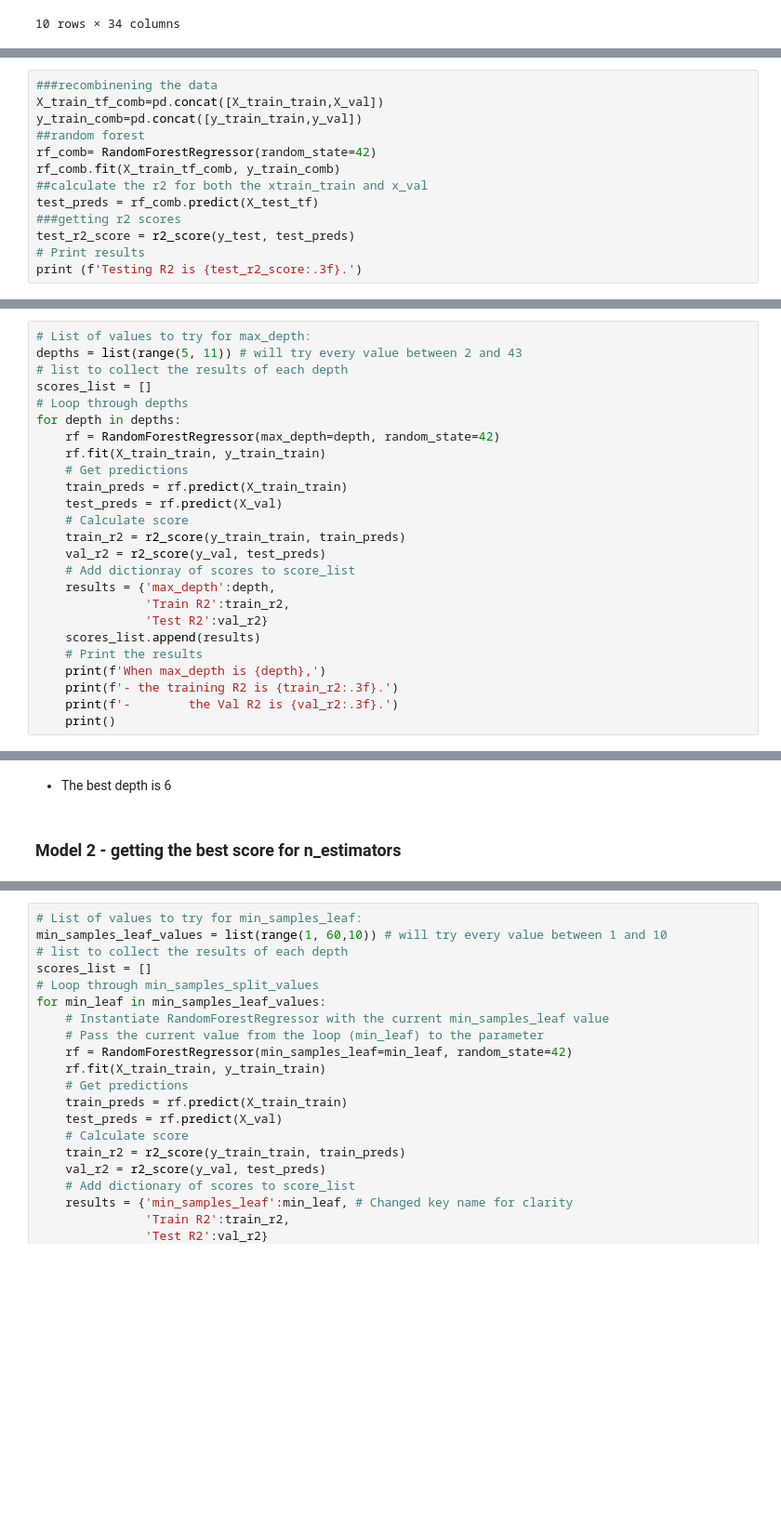
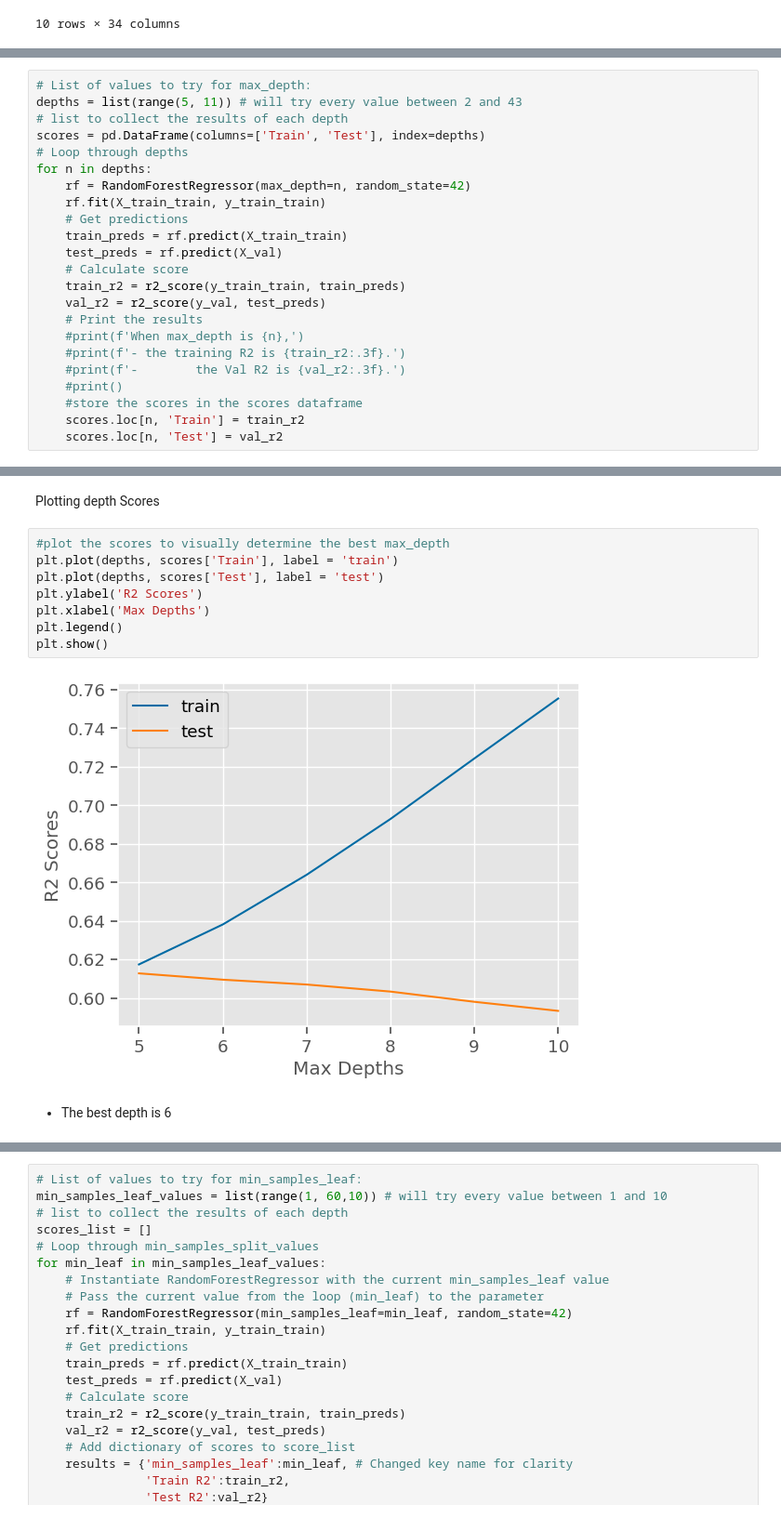
Before and after one commit to Khalil-Salama/Prediction-of-Product-Sales, a Jupyter notebook: Prediction_of_Product_Sales.ipynb, the cells around one changed output, grey strips where cells are left out. Shown at 93% size. Drawn from its saved outputs; the diff is of its cells as text; blank space fills up the shorter version.

```diff
--- a/Prediction_of_Product_Sales.ipynb
+++ b/Prediction_of_Product_Sales.ipynb
@@ -2114,13 +1896,0 @@ Testing R2 is 0.591.
-# %%
-###recombinening the data
-X_train_tf_comb=pd.concat([X_train_train,X_val])
-y_train_comb=pd.concat([y_train_train,y_val])
-##random forest
-rf_comb= RandomForestRegressor(random_state=42)
-rf_comb.fit(X_train_tf_comb, y_train_comb)
-##calculate the r2 for both the xtrain_train and x_val
-test_preds = rf_comb.predict(X_test_tf)
-###getting r2 scores
-test_r2_score = r2_score(y_test, test_preds)
-# Print results
-print (f'Testing R2 is {test_r2_score:.3f}.')
@@ -2132,10 +1900,10 @@ Testing R2 is 0.555.
 # List of values to try for max_depth:
 depths = list(range(5, 11)) # will try every value between 2 and 43
 # list to collect the results of each depth
-scores_list = []
+scores = pd.DataFrame(columns=['Train', 'Test'], index=depths)
 # Loop through depths
-for depth in depths:
-    rf = RandomForestRegressor(max_depth=depth, random_state=42)
+for n in depths:
+    rf = RandomForestRegressor(max_depth=n, random_state=42)
     rf.fit(X_train_train, y_train_train)
     # Get predictions
     train_preds = rf.predict(X_train_train)
@@ -2143,13 +1911,11 @@ for depth in depths:
     # Calculate score
     train_r2 = r2_score(y_train_train, train_preds)
     val_r2 = r2_score(y_val, test_preds)
-    # Add dictionray of scores to score_list
-    results = {'max_depth':depth,
-               'Train R2':train_r2,
-               'Test R2':val_r2}
-    scores_list.append(results)
     # Print the results
-    print(f'When max_depth is {depth},')
-    print(f'- the training R2 is {train_r2:.3f}.')
-    print(f'-        the Val R2 is {val_r2:.3f}.')
-    print()
+    #print(f'When max_depth is {n},')
+    #print(f'- the training R2 is {train_r2:.3f}.')
+    #print(f'-        the Val R2 is {val_r2:.3f}.')
+    #print()
+    #store the scores in the scores dataframe
+    scores.loc[n, 'Train'] = train_r2
+    scores.loc[n, 'Test'] = val_r2
@@ -2174,4 +1934,14 @@ When max_depth is 10,
+# %% [markdown]
+Plotting depth Scores
+# %%
+#plot the scores to visually determine the best max_depth
+plt.plot(depths, scores['Train'], label = 'train')
+plt.plot(depths, scores['Test'], label = 'test')
+plt.ylabel('R2 Scores')
+plt.xlabel('Max Depths')
+plt.legend()
+plt.show()
+# %% [output]
+[figure, added]
 # %% [markdown]
 - The best depth is 6
-# %% [markdown]
-### Model 2 - getting the best score for n_estimators
```
Also changed, not shown: parts of 80 cells of this notebook.
